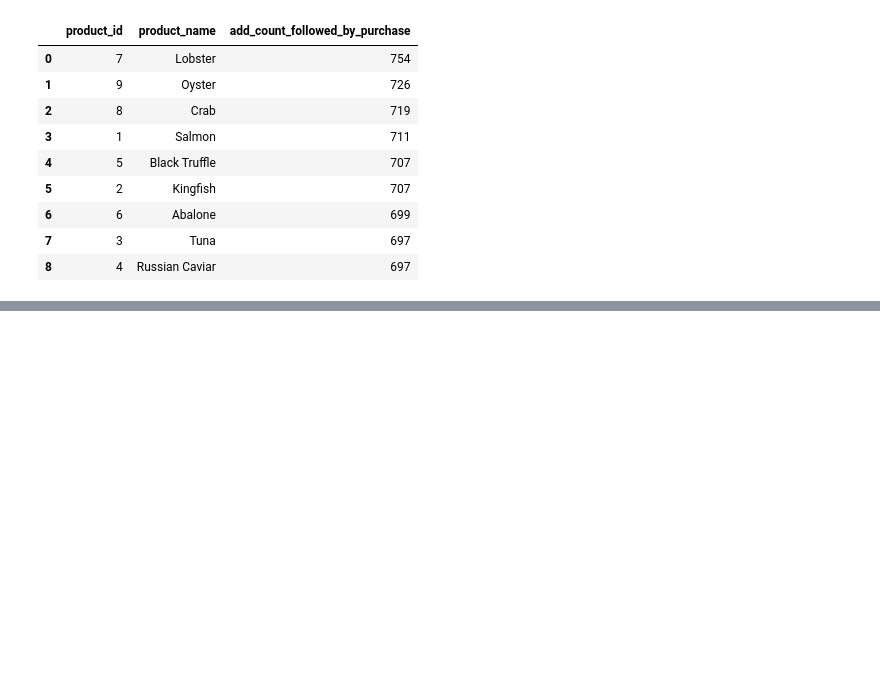
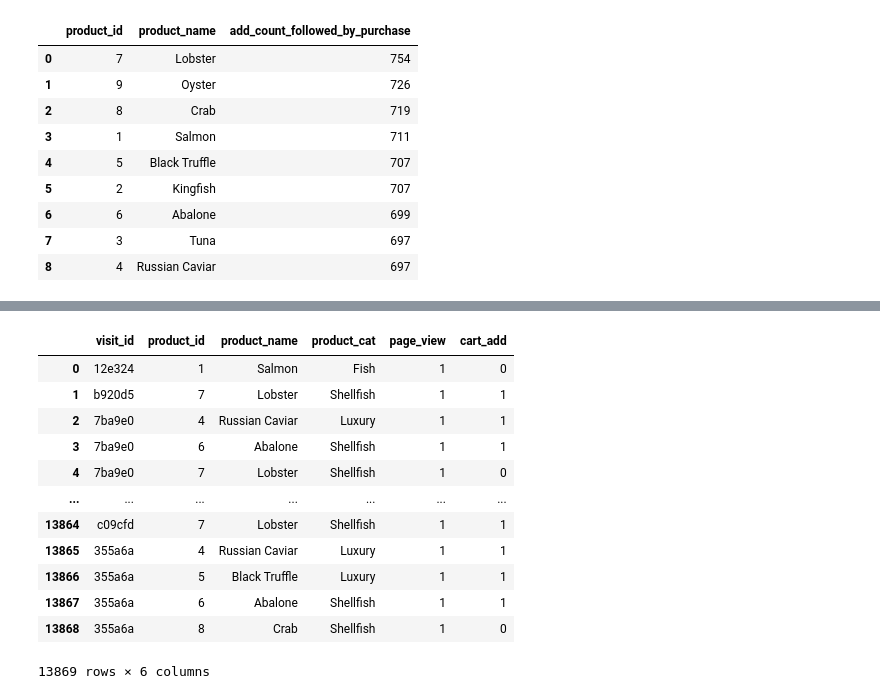
Before and after one commit to yangwu1227/sql-case-studies, a Jupyter notebook: case_studies/clique_bait/notebooks/business_questions.ipynb, the cells around one changed output, grey strips where cells are left out. Drawn from its saved outputs; the diff is of its cells as text; code cells hidden in the pictures; blank space fills up the shorter version.

```diff
--- a/case_studies/clique_bait/notebooks/business_questions.ipynb
+++ b/case_studies/clique_bait/notebooks/business_questions.ipynb
@@ -768,0 +791,36 @@ athena.query(
+# %%
+query = """
+SELECT
+    events.visit_id AS visit_id,
+    pa.product_id AS product_id,
+    pa.page_name AS product_name,
+    pa.product_category AS product_cat,
+    SUM(CASE WHEN event_type = 1 THEN 1 ELSE 0 END) AS page_view,
+    SUM(CASE WHEN event_type = 2 THEN 1 ELSE 0 END) AS cart_add
+FROM
+    clique_bait.events AS events LEFT JOIN clique_bait.page_hierarchy AS pa ON events.page_id = pa.page_id
+WHERE
+    pa.product_id IS NOT NULL
+GROUP BY
+    events.visit_id, pa.product_id, pa.page_name, pa.product_category;
+"""
+
+athena.query(
+    database=database,
+    query=query,
+    ctas_approach=ctas_approach
+)
+# %% [output]
+|  | visit_id | product_id | product_name | product_cat | page_view | cart_add |
+| 0 | 12e324 | 1 | Salmon | Fish | 1 | 0 |
+| 1 | b920d5 | 7 | Lobster | Shellfish | 1 | 1 |
+| 2 | 7ba9e0 | 4 | Russian Caviar | Luxury | 1 | 1 |
+| 3 | 7ba9e0 | 6 | Abalone | Shellfish | 1 | 1 |
+| 4 | 7ba9e0 | 7 | Lobster | Shellfish | 1 | 0 |
+| ... | ... | ... | ... | ... | ... | ... |
+| 13864 | c09cfd | 7 | Lobster | Shellfish | 1 | 1 |
+| 13865 | 355a6a | 4 | Russian Caviar | Luxury | 1 | 1 |
+| 13866 | 355a6a | 5 | Black Truffle | Luxury | 1 | 1 |
+| 13867 | 355a6a | 6 | Abalone | Shellfish | 1 | 1 |
+| 13868 | 355a6a | 8 | Crab | Shellfish | 1 | 0 |
+13869 rows × 6 columns
```
Also changed, not shown: parts of 28 cells of this notebook, 1 other file.
